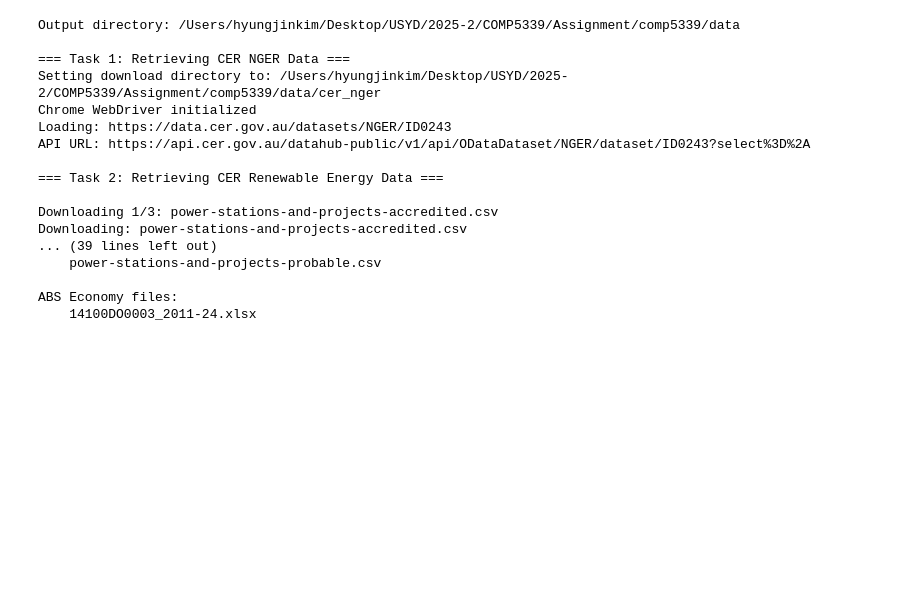
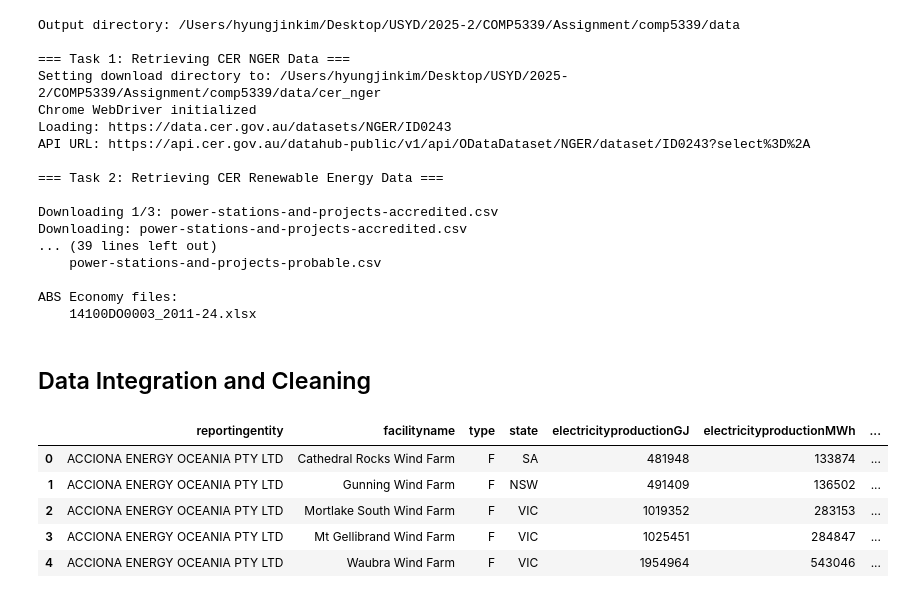
Before and after one commit to jinyjib98/comp5339, a Jupyter notebook: comp5339_a1.ipynb, the cells around one changed output. Saved outputs shown, nothing was run; the diff lists cells and outputs as text; code cells hidden in the pictures; blank space fills up the shorter version.

```diff
--- a/comp5339_a1.ipynb
+++ b/comp5339_a1.ipynb
@@ -377,3 +379,32 @@ Downloading: power-stations-and-projects-accredited.csv
 
 ABS Economy files:
     14100DO0003_2011-24.xlsx
+# %% [markdown]
+## Data Integration and Cleaning
+# %%
+base_dir = Path("./data")
+
+# Load CER NGER dataset
+nger_file = base_dir / "cer_nger" / "NGER.ID0243.csv"
+nger_df = pd.read_csv(nger_file)
+
+# Load CER Renewable datasets
+renewable_dir = base_dir / "cer_renewable"
+renewable_files = list(renewable_dir.glob("*.csv"))
+renewable_dfs = [pd.read_csv(f) for f in renewable_files]
+
+# Combine into one DataFrame (if they share structure)
+renewable_df = pd.concat(renewable_dfs, ignore_index=True)
+
+# Load ABS dataset
+abs_file = base_dir / "abs_data" / "14100DO0003_2011-24.xlsx"
+abs_df = pd.read_excel(abs_file, sheet_name=None)  # load all sheets
+# %%
+nger_df.head()
+# %% [output]
+|  | reportingentity | facilityname | type | state | electricityproductionGJ | electricityproductionMWh | ... |
+| 0 | ACCIONA ENERGY OCEANIA PTY LTD | Cathedral Rocks Wind Farm | F | SA | 481948 | 133874 | ... |
+| 1 | ACCIONA ENERGY OCEANIA PTY LTD | Gunning Wind Farm | F | NSW | 491409 | 136502 | ... |
+| 2 | ACCIONA ENERGY OCEANIA PTY LTD | Mortlake South Wind Farm | F | VIC | 1019352 | 283153 | ... |
+| 3 | ACCIONA ENERGY OCEANIA PTY LTD | Mt Gellibrand Wind Farm | F | VIC | 1025451 | 284847 | ... |
+| 4 | ACCIONA ENERGY OCEANIA PTY LTD | Waubra Wind Farm | F | VIC | 1954964 | 543046 | ... |
```
Also changed, not shown: parts of 7 cells of this notebook.
